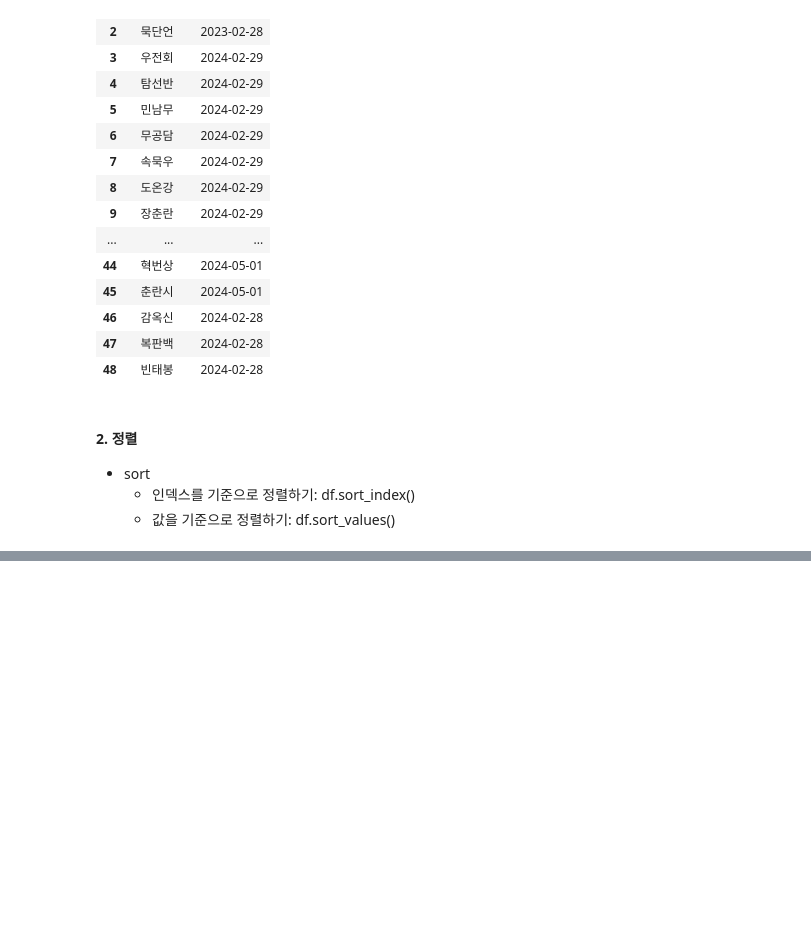
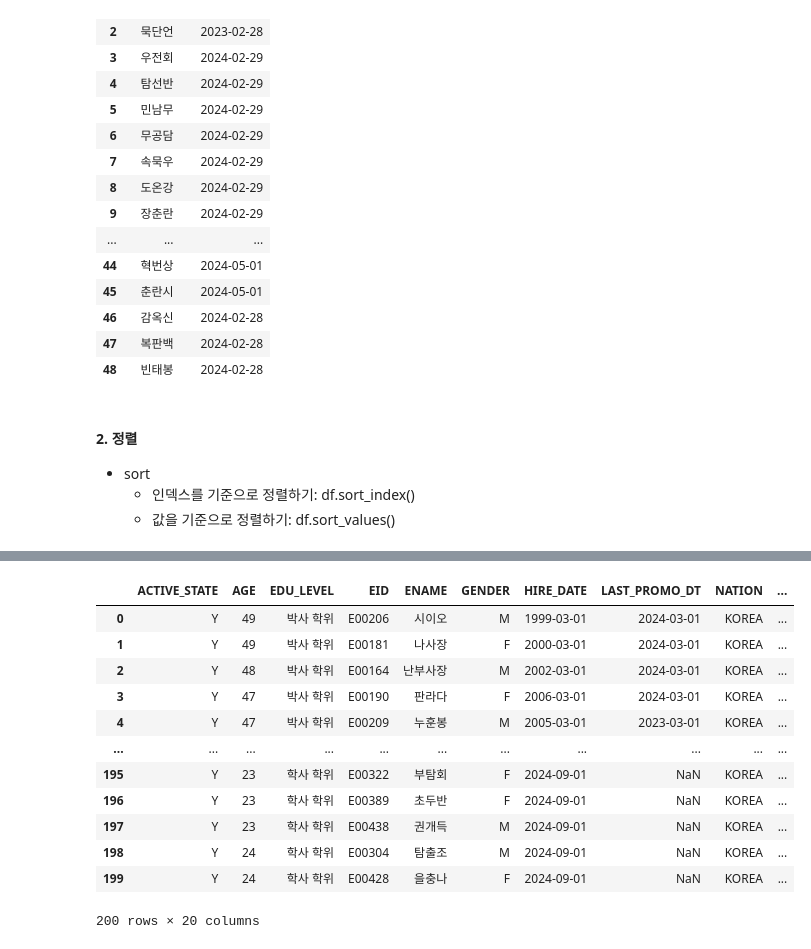
Before and after one commit to hyerimmmmm/SWDataAnalysisClass, a Jupyter notebook: pythonStudy/LIB/hr데이터 실습.ipynb, the cells around one changed output, grey strips where cells are left out. Cells and saved outputs as stored; diff of their text form; code cells hidden in the pictures; blank space fills up the shorter version.

```diff
--- a/pythonStudy/LIB/hr데이터 실습.ipynb
+++ b/pythonStudy/LIB/hr데이터 실습.ipynb
@@ -337,0 +356,18 @@ pd.merge(no_money, hr_info)[['ENAME', 'RETIRE_DATE']]
+# %%
+# 컬럼 정렬
+hr_info.sort_index(axis = 1)
+# 알파벳 순
+# %% [output]
+|  | ACTIVE_STATE | AGE | EDU_LEVEL | EID | ENAME | GENDER | HIRE_DATE | LAST_PROMO_DT | NATION | ... |
+| 0 | Y | 49 | 박사 학위 | E00206 | 시이오 | M | 1999-03-01 | 2024-03-01 | KOREA | ... |
+| 1 | Y | 49 | 박사 학위 | E00181 | 나사장 | F | 2000-03-01 | 2024-03-01 | KOREA | ... |
+| 2 | Y | 48 | 박사 학위 | E00164 | 난부사장 | M | 2002-03-01 | 2024-03-01 | KOREA | ... |
+| 3 | Y | 47 | 박사 학위 | E00190 | 판라다 | F | 2006-03-01 | 2024-03-01 | KOREA | ... |
+| 4 | Y | 47 | 박사 학위 | E00209 | 누훈봉 | M | 2005-03-01 | 2023-03-01 | KOREA | ... |
+| ... | ... | ... | ... | ... | ... | ... | ... | ... | ... | ... |
+| 195 | Y | 23 | 학사 학위 | E00322 | 부탐회 | F | 2024-09-01 | NaN | KOREA | ... |
+| 196 | Y | 23 | 학사 학위 | E00389 | 초두반 | F | 2024-09-01 | NaN | KOREA | ... |
+| 197 | Y | 23 | 학사 학위 | E00438 | 권개득 | M | 2024-09-01 | NaN | KOREA | ... |
+| 198 | Y | 24 | 학사 학위 | E00304 | 탐출조 | M | 2024-09-01 | NaN | KOREA | ... |
+| 199 | Y | 24 | 학사 학위 | E00428 | 을충나 | F | 2024-09-01 | NaN | KOREA | ... |
+200 rows × 20 columns
```
Also changed, not shown: parts of 7 cells of this notebook.
